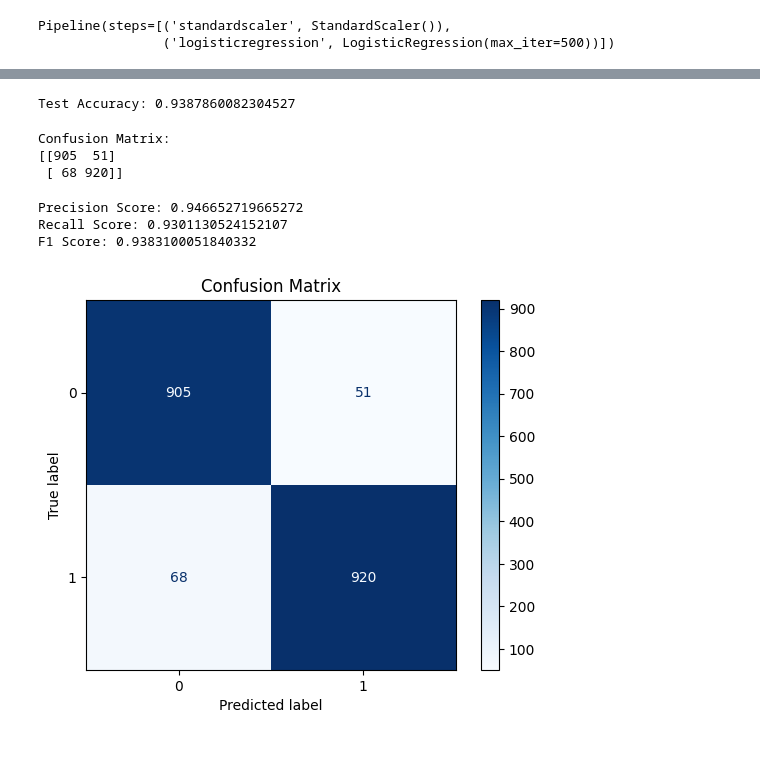
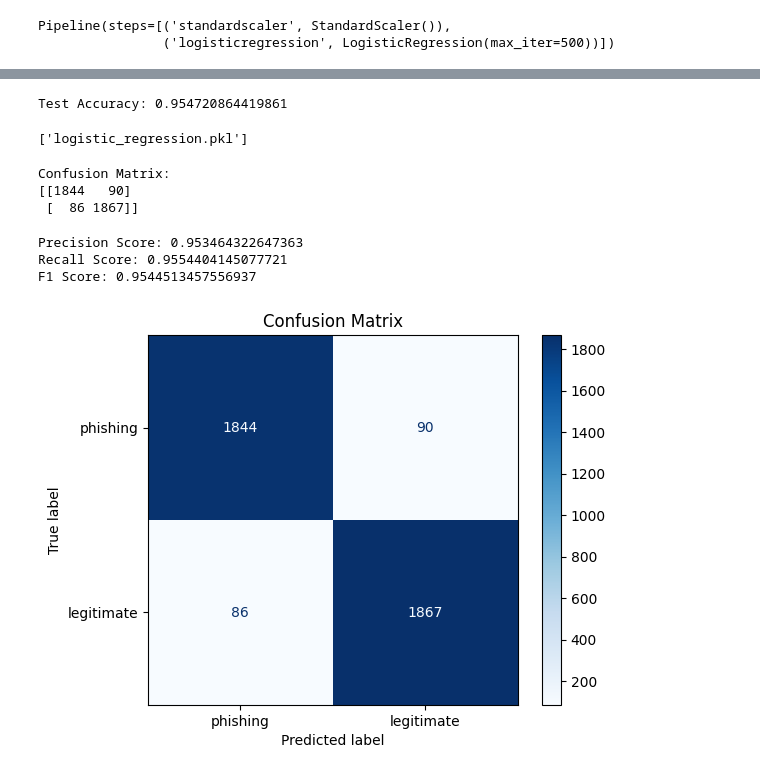
Before and after one commit to can-aslan/CS464-Project, a Jupyter notebook: LogisticRegression.ipynb, the cells around one changed output, grey strips where cells are left out. Cells and saved outputs as stored; diff of their text form; code cells hidden in the pictures.

Commit message:
feat: Added roc curve, saved the model

```diff
--- a/LogisticRegression.ipynb
+++ b/LogisticRegression.ipynb
@@ -52,3 +17,18 @@ x_val, x_test, y_val, y_test = train_test_split(x_temp, y_temp, test_size=0.5, r
+# %%
+# Load the data and drop the url and status columns
+train_data = pd.read_csv('training.csv', low_memory=False)
+val_data = pd.read_csv('validation.csv', low_memory=False)
+test_data = pd.read_csv('test.csv', low_memory=False)
+
+# Extract features and target variable from each dataset
+x_train = train_data.iloc[:, :-1]
+y_train = train_data.iloc[:, -1]
+
+x_val = val_data.iloc[:, :-1]
+y_val = val_data.iloc[:, -1]
+
+x_test = test_data.iloc[:, :-1]
+y_test = test_data.iloc[:, -1]
 # %%
 # Note: without the scaler, the model could not be trained
 pipeline = make_pipeline(StandardScaler(), LogisticRegression(max_iter=500))
@@ -72,8 +52,10 @@ test_predictions = pipeline.predict(x_test)
 
 test_accuracy = accuracy_score(y_test, test_predictions)
 print("Test Accuracy:", test_accuracy)
+joblib.dump(pipeline, 'logistic_regression.pkl')
 # %% [output]
-Test Accuracy: 0.9387860082304527
+Test Accuracy: 0.954720864419861
+['logistic_regression.pkl']
 # %%
 conf_matrix = confusion_matrix(y_test, test_predictions)
 
@@ -81,8 +63,8 @@ print("Confusion Matrix:")
 print(conf_matrix)
 # %% [output]
 Confusion Matrix:
-[[905  51]
- [ 68 920]]
+[[1844   90]
+ [  86 1867]]
 # %%
 def precision_score(conf_matrix):
     TP = conf_matrix[0][0]
@@ -102,13 +84,13 @@ print("Precision Score:", precision)
 print("Recall Score:", recall)
 print("F1 Score:", f1)
 # %% [output]
-Precision Score: 0.946652719665272
-Recall Score: 0.9301130524152107
-F1 Score: 0.9383100051840332
+Precision Score: 0.953464322647363
+Recall Score: 0.9554404145077721
+F1 Score: 0.9544513457556937
 # %%
-disp = ConfusionMatrixDisplay(confusion_matrix=conf_matrix)
+disp = ConfusionMatrixDisplay(confusion_matrix=conf_matrix, display_labels=["phishing", "legitimate"])
 disp.plot(cmap=plt.cm.Blues)
 plt.title(f"Confusion Matrix")
 plt.show()
 # %% [output]
-[figure, old version]
+[figure, new version]
```
Also changed, not shown: parts of 9 cells of this notebook, 2 other files.
